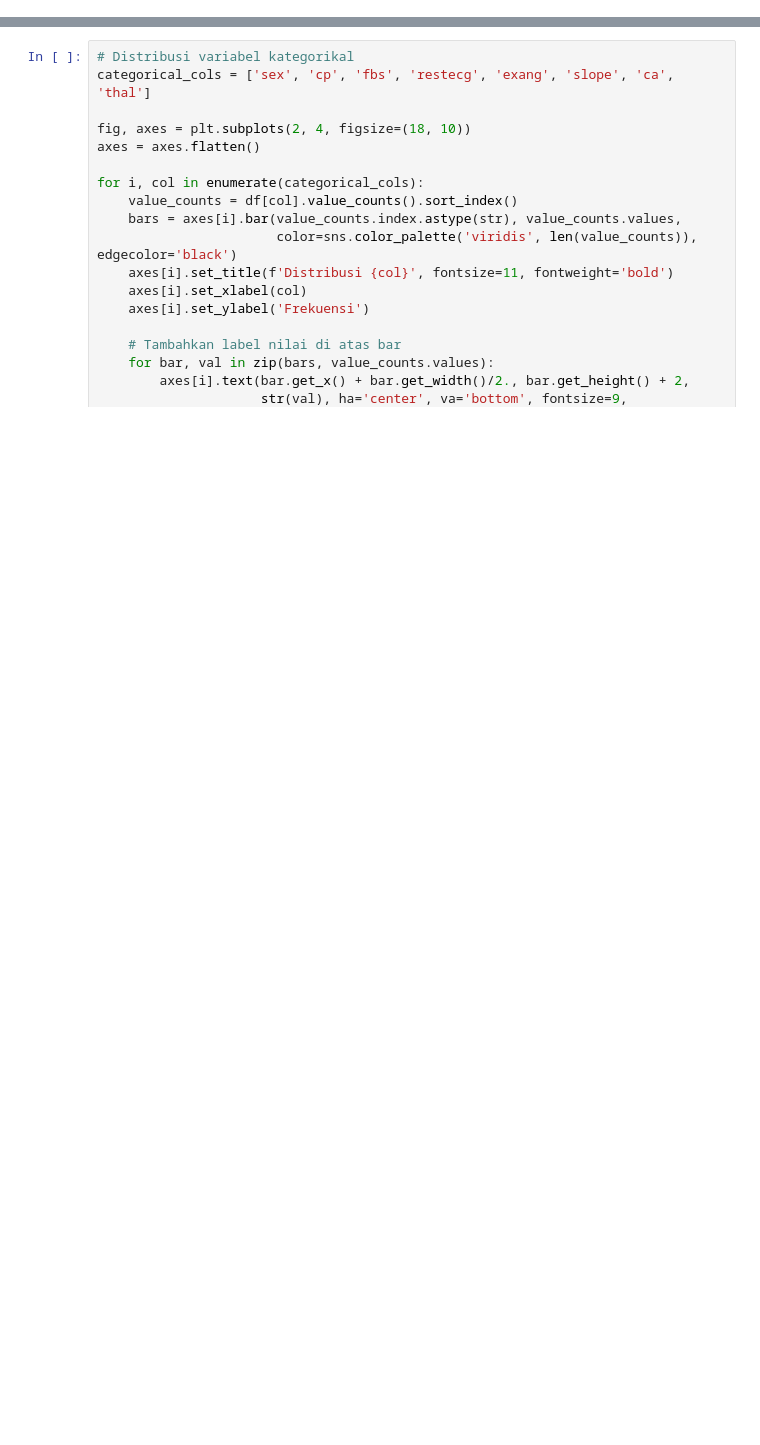
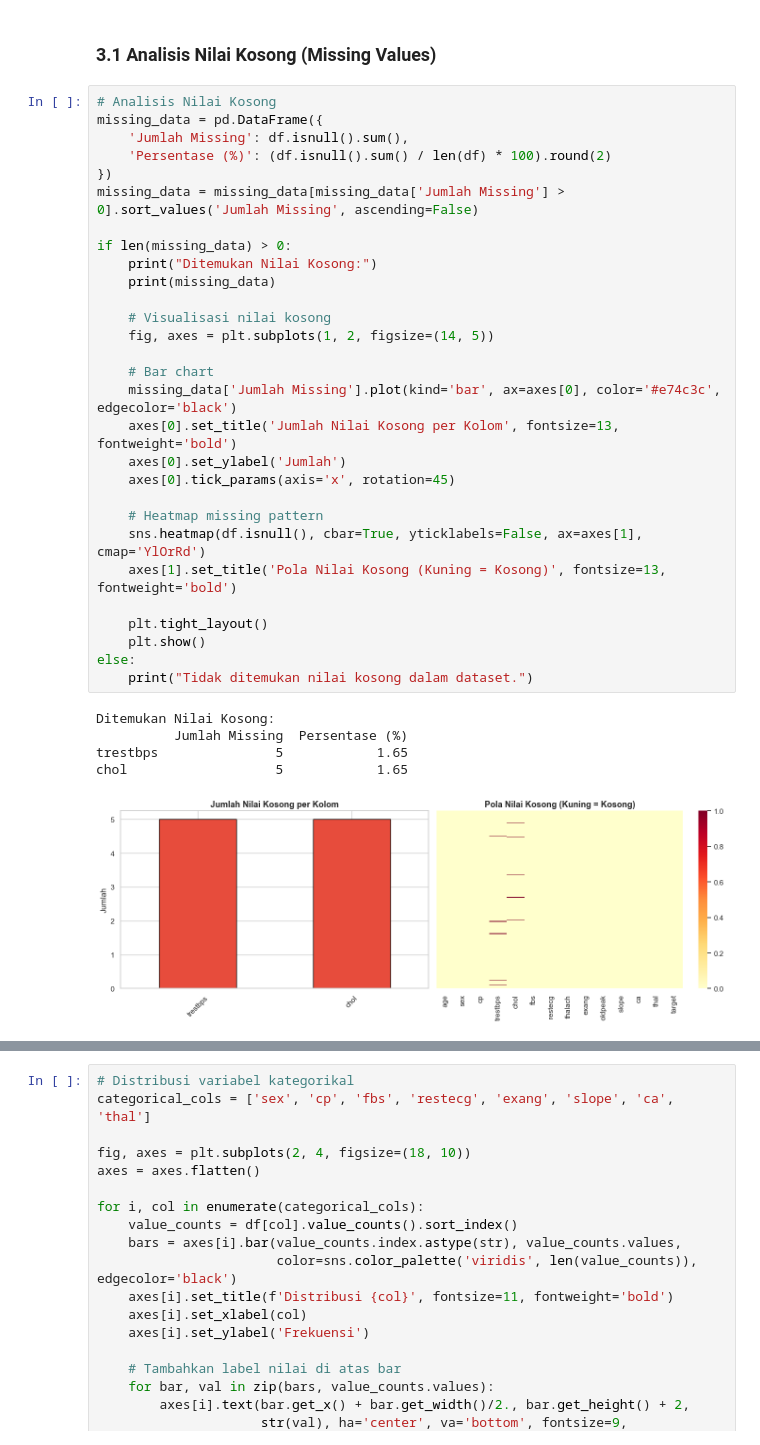
Before and after one commit to Kevinadiputra/sistem-ml-dicoding, a Jupyter notebook: preprocessing/Eksperimen_Kevinadiputra.ipynb, the cells around one changed output, grey strips where cells are left out. Saved outputs shown, nothing was run; the diff lists cells and outputs as text; blank space fills up the shorter version.

```diff
--- a/preprocessing/Eksperimen_Kevinadiputra.ipynb
+++ b/preprocessing/Eksperimen_Kevinadiputra.ipynb
@@ -313,0 +162,37 @@ for col in continuous_cols:
+# %% [markdown]
+### 3.1 Analisis Nilai Kosong (Missing Values)
+# %%
+# Analisis Nilai Kosong
+missing_data = pd.DataFrame({
+    'Jumlah Missing': df.isnull().sum(),
+    'Persentase (%)': (df.isnull().sum() / len(df) * 100).round(2)
+})
+missing_data = missing_data[missing_data['Jumlah Missing'] > 0].sort_values('Jumlah Missing', ascending=False)
+
+if len(missing_data) > 0:
+    print("Ditemukan Nilai Kosong:")
+    print(missing_data)
+
+    # Visualisasi nilai kosong
+    fig, axes = plt.subplots(1, 2, figsize=(14, 5))
+
+    # Bar chart
+    missing_data['Jumlah Missing'].plot(kind='bar', ax=axes[0], color='#e74c3c', edgecolor='black')
+    axes[0].set_title('Jumlah Nilai Kosong per Kolom', fontsize=13, fontweight='bold')
+    axes[0].set_ylabel('Jumlah')
+    axes[0].tick_params(axis='x', rotation=45)
+
+    # Heatmap missing pattern
+    sns.heatmap(df.isnull(), cbar=True, yticklabels=False, ax=axes[1], cmap='YlOrRd')
+    axes[1].set_title('Pola Nilai Kosong (Kuning = Kosong)', fontsize=13, fontweight='bold')
+
+    plt.tight_layout()
+    plt.show()
+else:
+    print("Tidak ditemukan nilai kosong dalam dataset.")
+# %% [output]
+Ditemukan Nilai Kosong:
+          Jumlah Missing  Persentase (%)
+trestbps               5            1.65
+chol                   5            1.65
+[figure, added]
```
Also changed, not shown: parts of 69 cells of this notebook, 4 other files.
